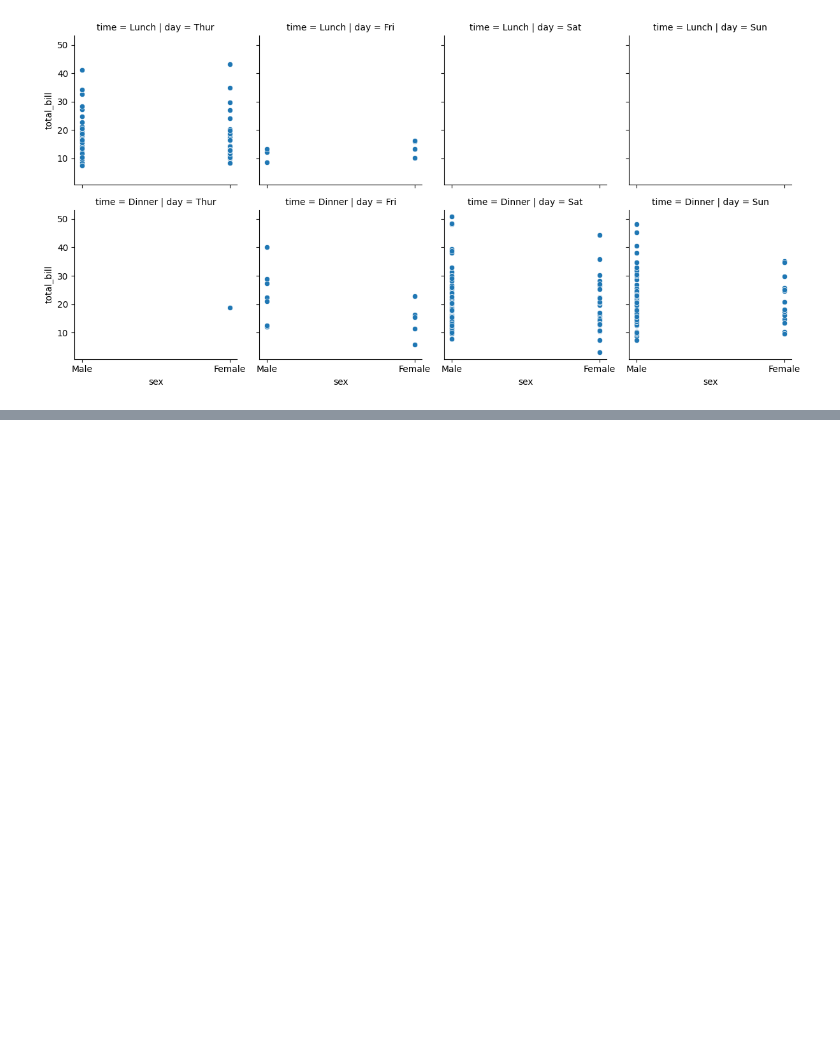
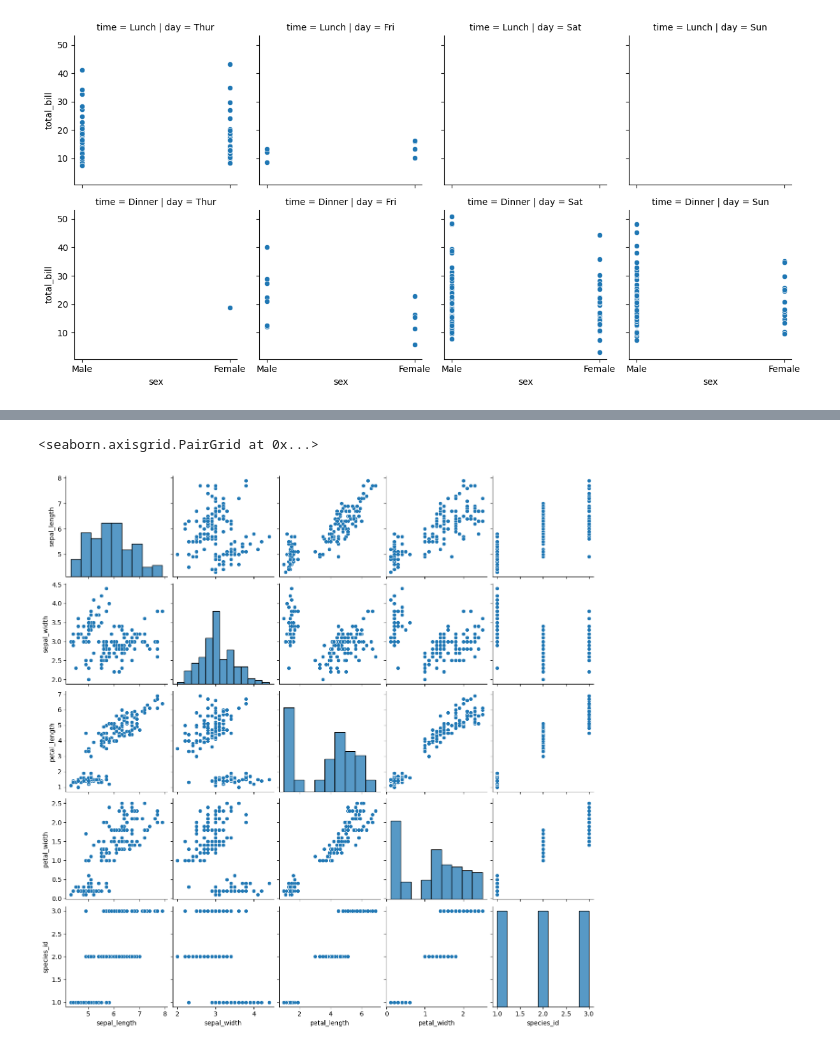
Before and after one commit to sseal2004/Machine-Learning-Full-Course, a Jupyter notebook: Python Library/Seaborn/06_MultiGridPlot.ipynb, the cells around one changed output, grey strips where cells are left out. Drawn from its saved outputs; the diff is of its cells as text; code cells hidden in the pictures; blank space fills up the shorter version.

```diff
--- a/Python Library/Seaborn/06_MultiGridPlot.ipynb
+++ b/Python Library/Seaborn/06_MultiGridPlot.ipynb
@@ -61,0 +66,2 @@ g.add_legend()
+# %%
+iris = px.data.iris()
@@ -61,0 +84,5 @@ g.add_legend()
+# %%
+sns.pairplot(iris)#example 1
+# %% [output]
+<seaborn.axisgrid.PairGrid at 0x...>
+[figure, added]
```
Also changed, not shown: parts of 10 cells of this notebook.
